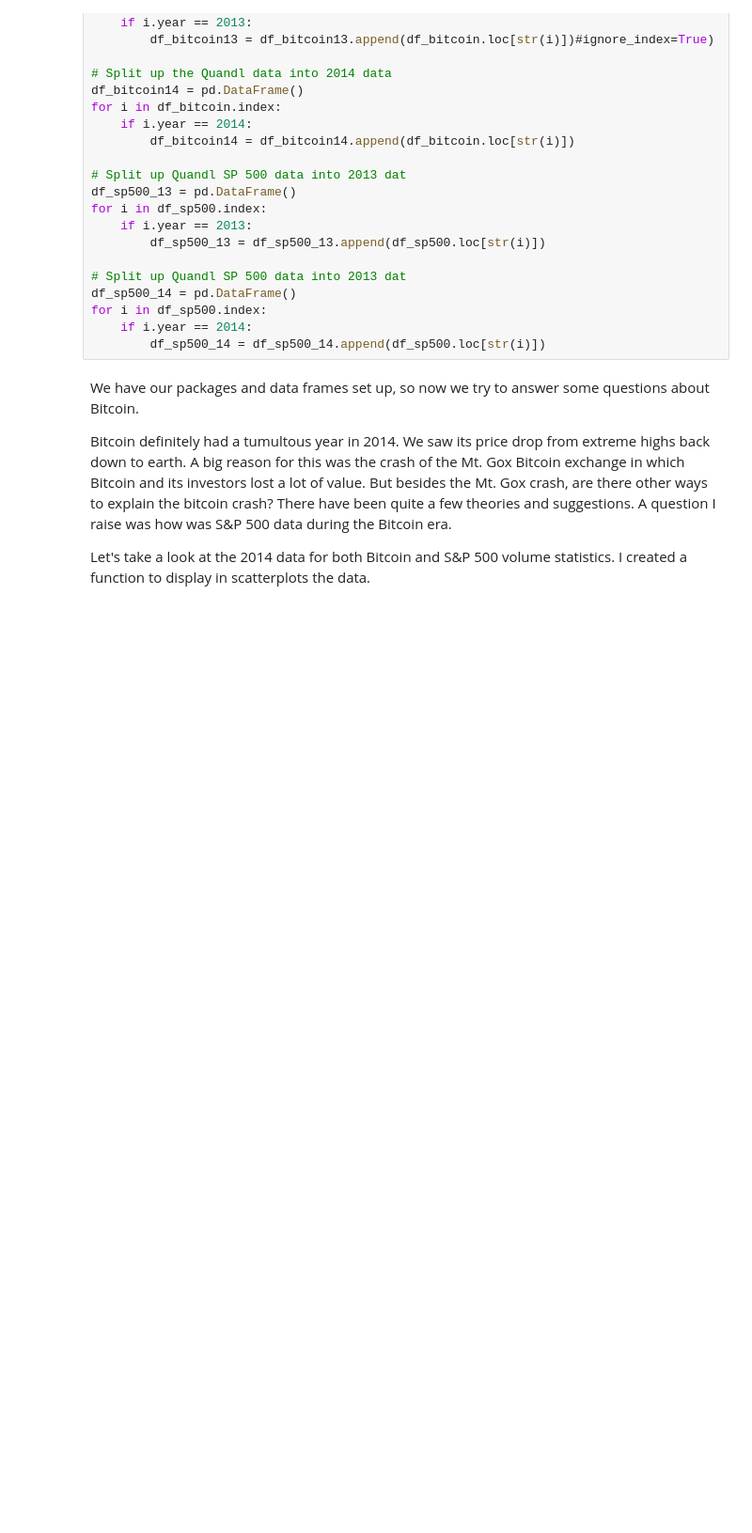
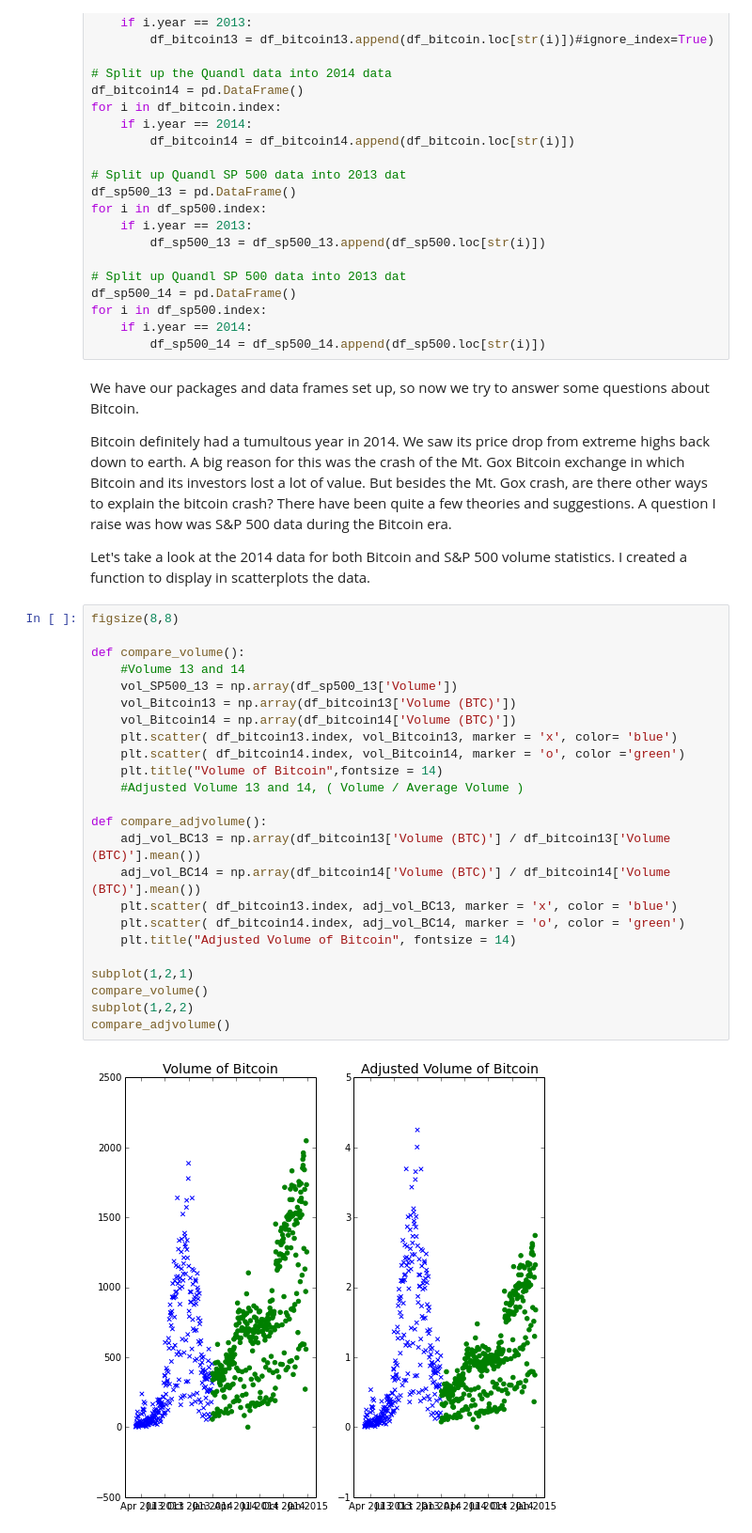
Before and after one commit to nathanchiu34/bitcoin-project, a Jupyter notebook: Bitcoin Project Report Feb. 2015.ipynb, the cells around one changed output. Shown at 94% size. Cells and saved outputs as stored; diff of their text form; blank space fills up the shorter version.

```diff
--- a/Bitcoin Project Report Feb. 2015.ipynb
+++ b/Bitcoin Project Report Feb. 2015.ipynb
@@ -79,4 +80,30 @@ We have our packages and data frames set up, so now we try to answer some questi
 Bitcoin definitely had a tumultous year in 2014. We saw its price drop from extreme highs back down to earth. A big reason for this was the crash of the Mt. Gox Bitcoin exchange in which Bitcoin and its investors lost a lot of value. But besides the Mt. Gox crash, are there other ways to explain the bitcoin crash? There have been quite a few theories and suggestions. A question I raise was how was S&P 500 data during the Bitcoin era.
 
 Let's take a look at the 2014 data for both Bitcoin and S&P 500 volume statistics. I created a function to display in scatterplots the data.
+# %%
+figsize(8,8)
+
+def compare_volume():
+	#Volume 13 and 14
+	vol_SP500_13 = np.array(df_sp500_13['Volume'])
+	vol_Bitcoin13 = np.array(df_bitcoin13['Volume (BTC)'])
+	vol_Bitcoin14 = np.array(df_bitcoin14['Volume (BTC)'])
+	plt.scatter( df_bitcoin13.index, vol_Bitcoin13, marker = 'x', color= 'blue')
+	plt.scatter( df_bitcoin14.index, vol_Bitcoin14, marker = 'o', color ='green')
+	plt.title("Volume of Bitcoin",fontsize = 14)
+    #Adjusted Volume 13 and 14, ( Volume / Average Volume )
+
+def compare_adjvolume():
+    adj_vol_BC13 = np.array(df_bitcoin13['Volume (BTC)'] / df_bitcoin13['Volume (BTC)'].mean())
+    adj_vol_BC14 = np.array(df_bitcoin14['Volume (BTC)'] / df_bitcoin14['Volume (BTC)'].mean())
+    plt.scatter( df_bitcoin13.index, adj_vol_BC13, marker = 'x', color = 'blue')
+    plt.scatter( df_bitcoin14.index, adj_vol_BC14, marker = 'o', color = 'green')
+    plt.title("Adjusted Volume of Bitcoin", fontsize = 14)
+
+subplot(1,2,1)
+compare_volume()
+subplot(1,2,2)
+compare_adjvolume()
+# %% [output]
+[figure, added]
 # %%
```
Also changed, not shown: parts of 5 cells of this notebook.
